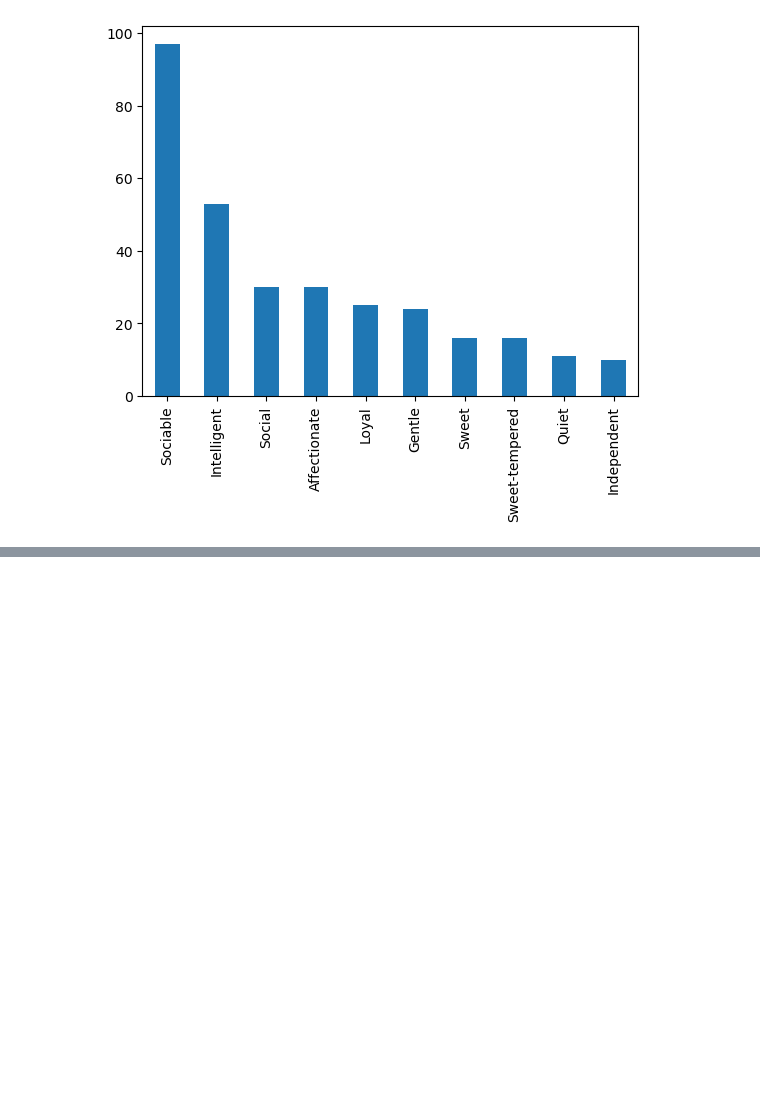
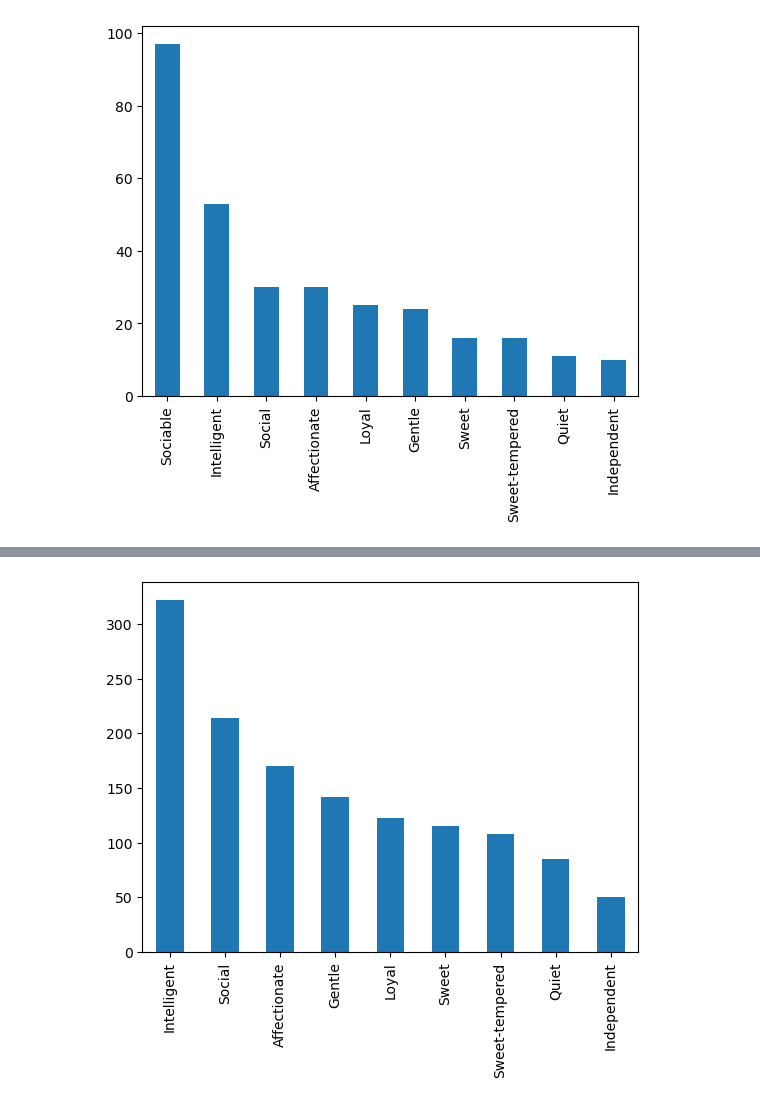
Before and after one commit to tara-pogancev/animal-adoption-prediction, a Jupyter notebook: Animal Shelter Adoption - Temperament Analysis.ipynb, the cells around one changed output, grey strips where cells are left out. Drawn from its saved outputs; the diff is of its cells as text; code cells hidden in the pictures; blank space fills up the shorter version.

```diff
--- a/Animal Shelter Adoption - Temperament Analysis.ipynb
+++ b/Animal Shelter Adoption - Temperament Analysis.ipynb
@@ -276,0 +318,7 @@ plt.show()
+# %%
+df_stray_cats[df_stray_cats.sum().sort_values(ascending=False)[:].index]
+df_stray_cats_sum = df_stray_cats.sum().sort_values(ascending=False)[1:]
+df_stray_cats_sum.plot.bar()
+plt.show()
+# %% [output]
+[figure, added]
```
Also changed, not shown: parts of 10 cells of this notebook, 4 other files.
